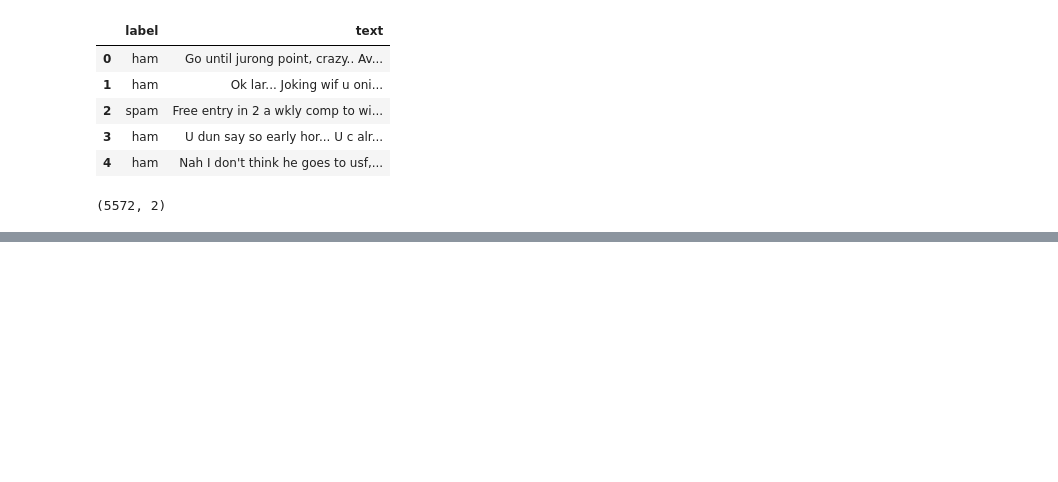
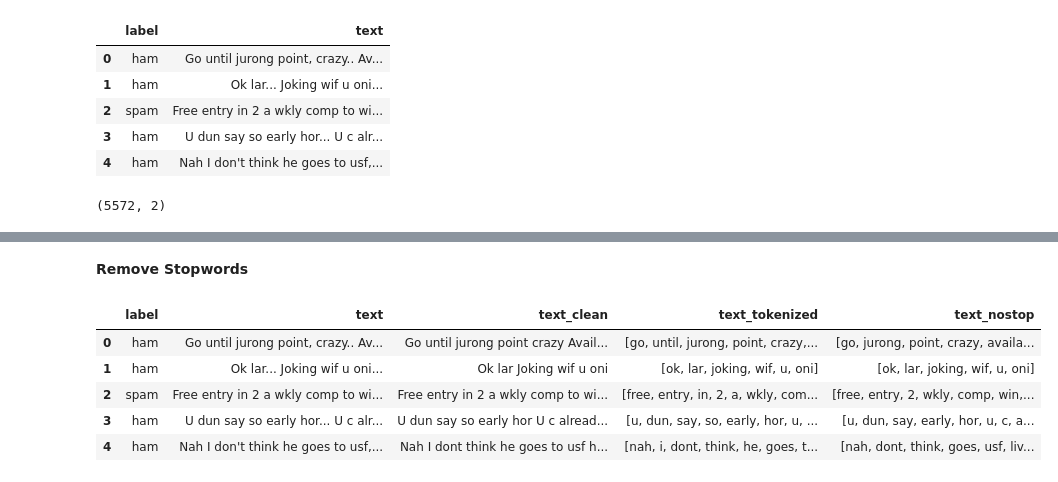
Before and after one commit to CapAgenda/nlpPython, a Jupyter notebook: advancedNLPwPython.ipynb, the cells around one changed output, grey strips where cells are left out. Saved outputs shown, nothing was run; the diff lists cells and outputs as text; code cells hidden in the pictures; blank space fills up the shorter version.

```diff
--- a/advancedNLPwPython.ipynb
+++ b/advancedNLPwPython.ipynb
@@ -94,0 +113,9 @@ messages.shape
+# %%
+# read in data and clean up columns
+import pandas as pd
+pd.set_option('display.max_colwidth', 100)
+
+messages = pd.read_csv('spam.csv', encoding='latin-1')
+messages = messages.drop(labels = ['Unnamed: 2', 'Unnamed: 3', 'Unnamed: 4'], axis = 1)
+messages.columns = ['label','text']
+messages.head()
@@ -94,0 +136,8 @@ messages.shape
+# %%
+# define a function to remove punctuation in messages
+def remove_punc(text):
+  text = "".join([char for char in text if char not in string.punctuation])
+  return text
+
+messages['text_clean'] = messages['text'].apply(lambda x: remove_punc(x))
+messages.head()
@@ -94,0 +153,10 @@ messages.shape
+# %%
+# define a function to split sentences into a list of words
+import re
+
+def tokenize(text):
+  tokens = re.split('\W+', text)
+  return tokens
+
+messages['text_tokenized'] = messages['text_clean'].apply(lambda x: tokenize(x.lower()))
+messages.head()
@@ -94,0 +170,23 @@ messages.shape
+# %% [markdown]
+**Remove Stopwords**
+# %%
+# Load the list of stopwords built into nltk
+import nltk
+
+stopwords = nltk.corpus.stopwords.words('english')
+# %%
+# Define a function to remove all stopwords
+
+def remove_stopwords(tokenized_text):
+  text = [word for word in tokenized_text if word not in stopwords]
+  return text
+
+messages['text_nostop'] = messages['text_tokenized'].apply(lambda x: remove_stopwords(x))
+messages.head()
+# %% [output]
+|  | label | text | text_clean | text_tokenized | text_nostop |
+| 0 | ham | Go until jurong point, crazy.. Av... | Go until jurong point crazy Avail... | [go, until, jurong, point, crazy,... | [go, jurong, point, crazy, availa... |
+| 1 | ham | Ok lar... Joking wif u oni... | Ok lar Joking wif u oni | [ok, lar, joking, wif, u, oni] | [ok, lar, joking, wif, u, oni] |
+| 2 | spam | Free entry in 2 a wkly comp to wi... | Free entry in 2 a wkly comp to wi... | [free, entry, in, 2, a, wkly, com... | [free, entry, 2, wkly, comp, win,... |
+| 3 | ham | U dun say so early hor... U c alr... | U dun say so early hor U c alread... | [u, dun, say, so, early, hor, u, ... | [u, dun, say, early, hor, u, c, a... |
+| 4 | ham | Nah I don't think he goes to usf,... | Nah I dont think he goes to usf h... | [nah, i, dont, think, he, goes, t... | [nah, dont, think, goes, usf, liv... |
```
Also changed, not shown: parts of 8 cells of this notebook.
